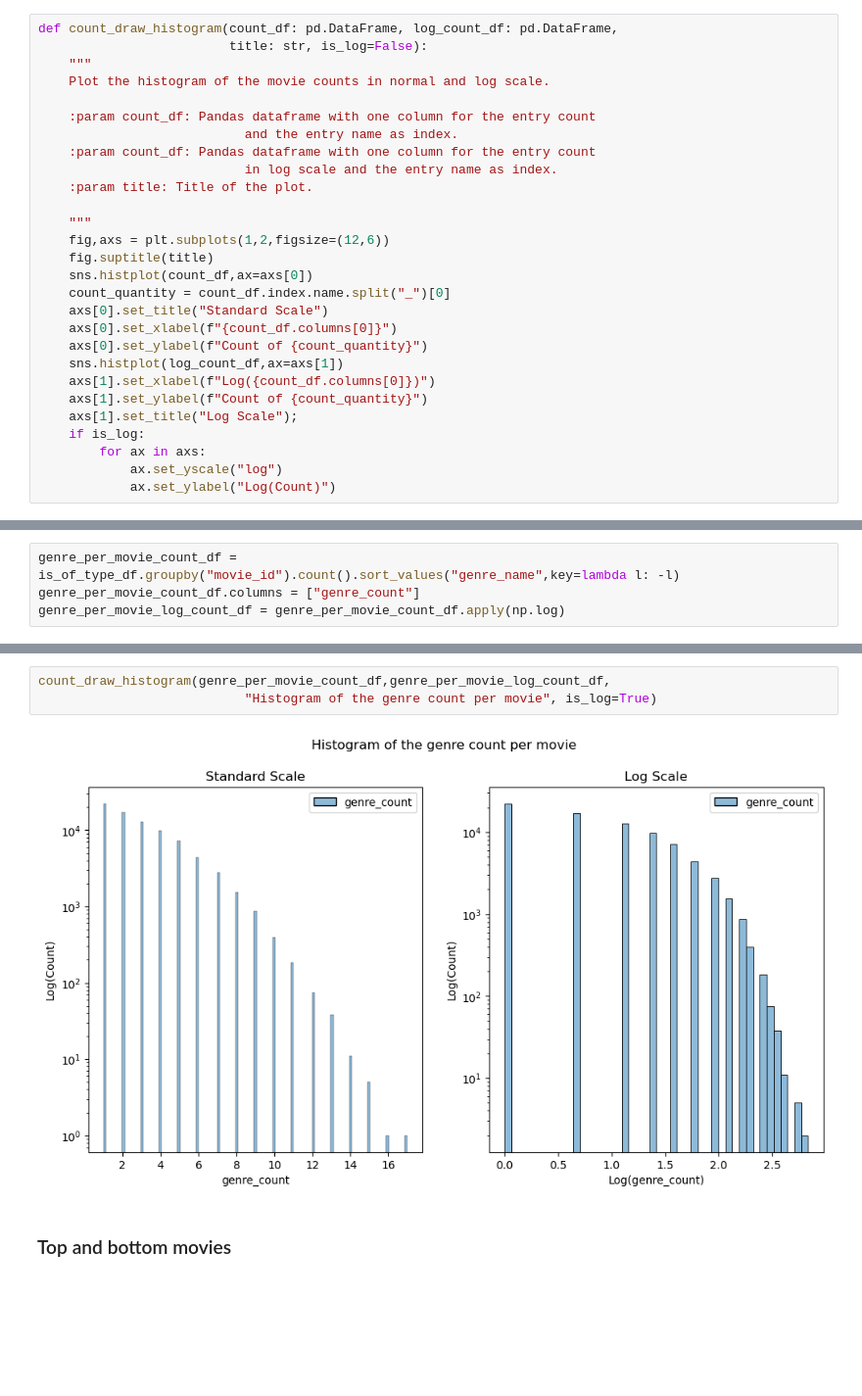
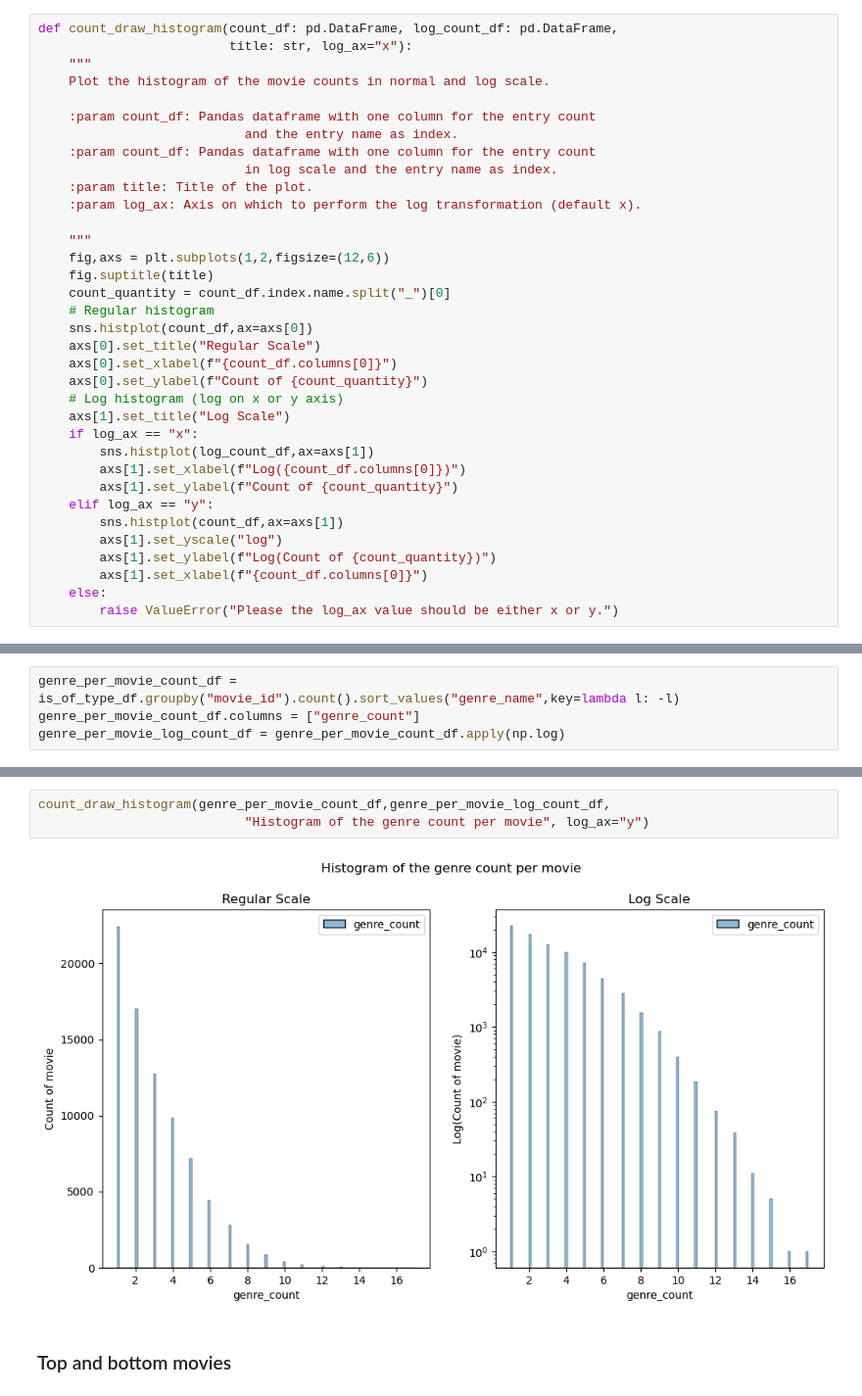
Before and after one commit to epfl-ada/ada-2022-project-zozoz, a Jupyter notebook: src/eda/data_inspection.ipynb, the cells around one changed output, grey strips where cells are left out. Shown at 98% size. Drawn from its saved outputs; the diff is of its cells as text; blank space fills up the shorter version.

Commit message:
begin movie inspection

```diff
--- a/src/eda/data_inspection.ipynb
+++ b/src/eda/data_inspection.ipynb
@@ -121,7 +121,7 @@ def count_box_plot(count_df: pd.DataFrame, title: str):
     axs[1].set_title("Without outliers");
 # %%
 def count_draw_histogram(count_df: pd.DataFrame, log_count_df: pd.DataFrame,
-                         title: str, is_log=False):
+                         title: str, log_ax="x"):
     """
     Plot the histogram of the movie counts in normal and log scale.
 
@@ -130,20 +130,27 @@ def count_draw_histogram(count_df: pd.DataFrame, log_count_df: pd.DataFrame,
     :param count_df: Pandas dataframe with one column for the entry count
                            in log scale and the entry name as index.
     :param title: Title of the plot.
+    :param log_ax: Axis on which to perform the log transformation (default x).
 
     """
     fig,axs = plt.subplots(1,2,figsize=(12,6))
     fig.suptitle(title)
+    count_quantity = count_df.index.name.split("_")[0]
+    # Regular histogram
     sns.histplot(count_df,ax=axs[0])
-    count_quantity = count_df.index.name.split("_")[0]
-    axs[0].set_title("Standard Scale")
+    axs[0].set_title("Regular Scale")
     axs[0].set_xlabel(f"{count_df.columns[0]}")
     axs[0].set_ylabel(f"Count of {count_quantity}")
-    sns.histplot(log_count_df,ax=axs[1])
-    axs[1].set_xlabel(f"Log({count_df.columns[0]})")
-    axs[1].set_ylabel(f"Count of {count_quantity}")
-    axs[1].set_title("Log Scale");
-    if is_log:
-        for ax in axs:
-            ax.set_yscale("log")
-            ax.set_ylabel("Log(Count)")
+    # Log histogram (log on x or y axis)
+    axs[1].set_title("Log Scale")
+    if log_ax == "x":
+        sns.histplot(log_count_df,ax=axs[1])
+        axs[1].set_xlabel(f"Log({count_df.columns[0]})")
+        axs[1].set_ylabel(f"Count of {count_quantity}")
+    elif log_ax == "y":
+        sns.histplot(count_df,ax=axs[1])
+        axs[1].set_yscale("log")
+        axs[1].set_ylabel(f"Log(Count of {count_quantity})")
+        axs[1].set_xlabel(f"{count_df.columns[0]}")
+    else:
+        raise ValueError("Please the log_ax value should be either x or y.")
@@ -363,8 +396,8 @@ count_box_plot(genre_per_movie_count_df,"Movie count per country with and withou
 # %%
 count_draw_histogram(genre_per_movie_count_df,genre_per_movie_log_count_df,
-                           "Histogram of the genre count per movie", is_log=True)
+                           "Histogram of the genre count per movie", log_ax="y")
 # %% [output]
-[figure, old version]
+[figure, new version]
 # %% [markdown]
 ### Top and bottom movies
 # %%
```
Also changed, not shown: parts of 49 cells of this notebook.
